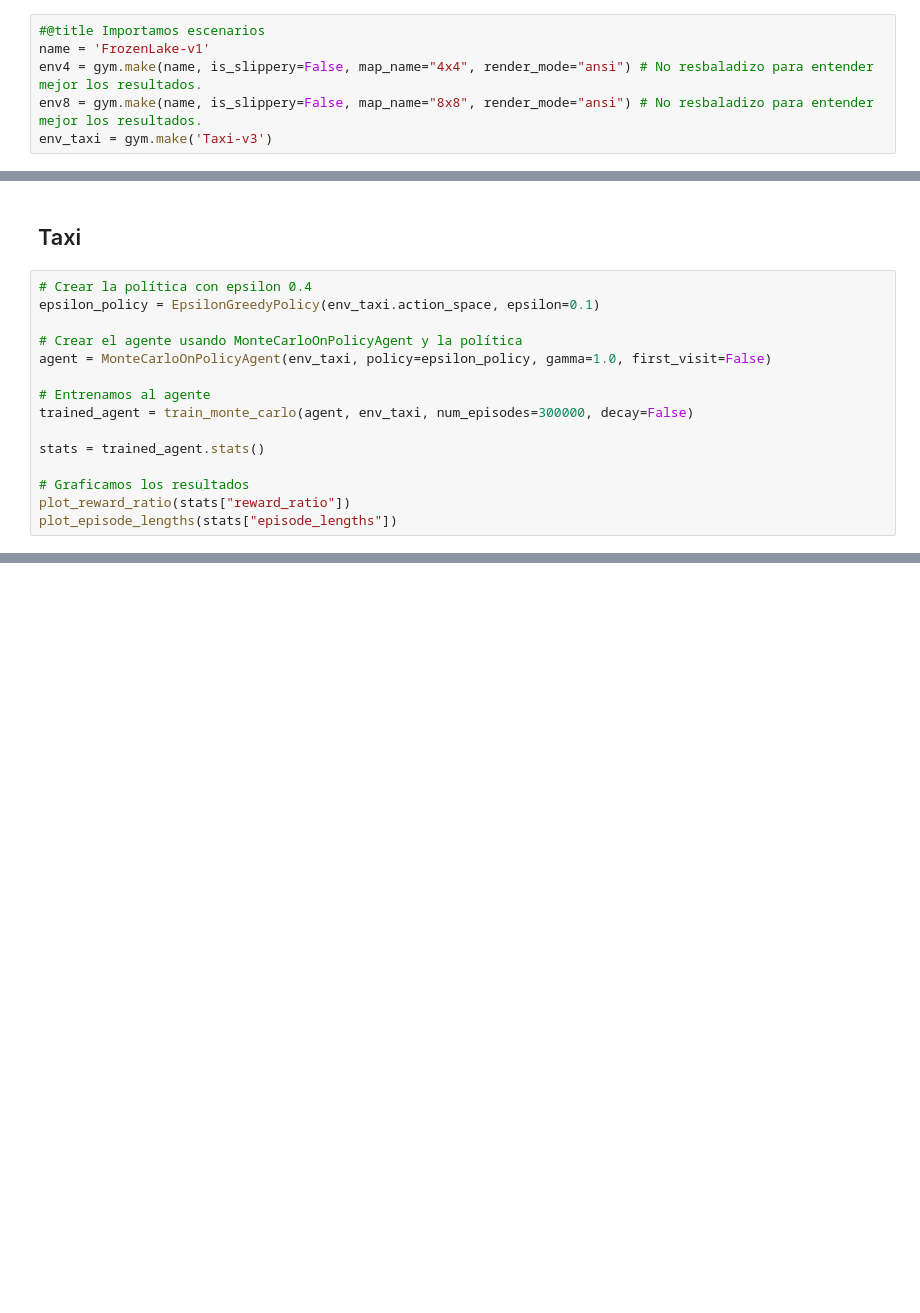
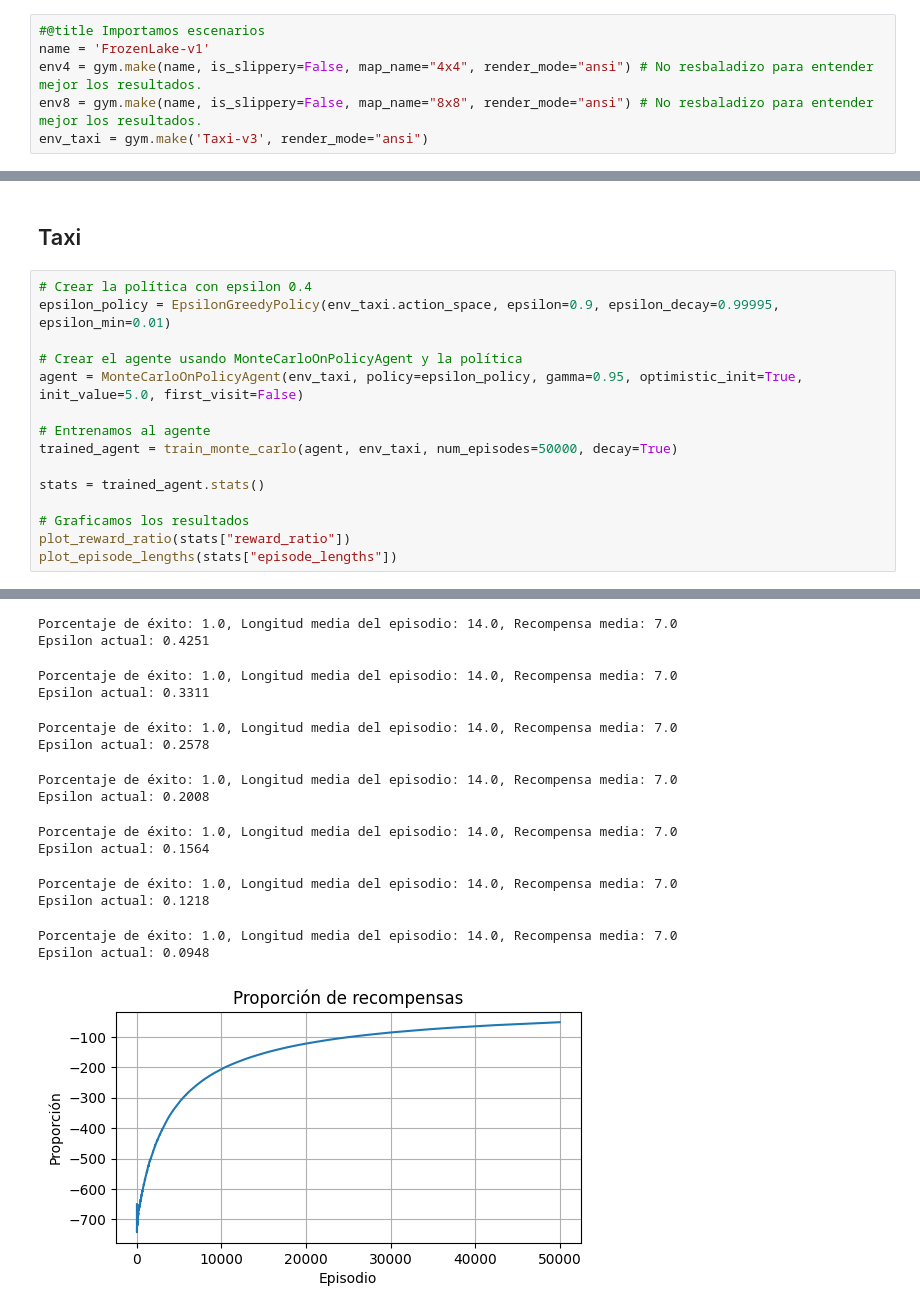
Before and after one commit to Imartinezcuevas/RL_MC_OL, a Jupyter notebook: MonteCarlo.ipynb, the cells around one changed output, grey strips where cells are left out. Saved outputs shown, nothing was run; the diff lists cells and outputs as text; blank space fills up the shorter version.

```diff
--- a/MonteCarlo.ipynb
+++ b/MonteCarlo.ipynb
@@ -56,7 +66,7 @@ from plotting import plot_reward_ratio, plot_episode_lengths
 name = 'FrozenLake-v1'
 env4 = gym.make(name, is_slippery=False, map_name="4x4", render_mode="ansi") # No resbaladizo para entender mejor los resultados.
 env8 = gym.make(name, is_slippery=False, map_name="8x8", render_mode="ansi") # No resbaladizo para entender mejor los resultados.
-env_taxi = gym.make('Taxi-v3')
+env_taxi = gym.make('Taxi-v3', render_mode="ansi")
 # %% [markdown]
 ## 2. Diseño del Agente
 El diseño del agente consta de dos partes, el algoritmo con el que aprende y las políticas (toma de decisiones) que realiza.
@@ -305,13 +303,13 @@ HFFG
 ## Taxi
 # %%
 # Crear la política con epsilon 0.4
-epsilon_policy = EpsilonGreedyPolicy(env_taxi.action_space, epsilon=0.1)
+epsilon_policy = EpsilonGreedyPolicy(env_taxi.action_space, epsilon=0.9, epsilon_decay=0.99995, epsilon_min=0.01)
 
 # Crear el agente usando MonteCarloOnPolicyAgent y la política
-agent = MonteCarloOnPolicyAgent(env_taxi, policy=epsilon_policy, gamma=1.0, first_visit=False)
+agent = MonteCarloOnPolicyAgent(env_taxi, policy=epsilon_policy, gamma=0.95, optimistic_init=True, init_value=5.0, first_visit=False)
 
 # Entrenamos al agente
-trained_agent = train_monte_carlo(agent, env_taxi, num_episodes=300000, decay=False)
+trained_agent = train_monte_carlo(agent, env_taxi, num_episodes=50000, decay=True)
 
 stats = trained_agent.stats()
 
@@ -322,0 +324,15 @@ KeyboardInterrupt:
+Porcentaje de éxito: 1.0, Longitud media del episodio: 14.0, Recompensa media: 7.0
+Epsilon actual: 0.4251
+Porcentaje de éxito: 1.0, Longitud media del episodio: 14.0, Recompensa media: 7.0
+Epsilon actual: 0.3311
+Porcentaje de éxito: 1.0, Longitud media del episodio: 14.0, Recompensa media: 7.0
+Epsilon actual: 0.2578
+Porcentaje de éxito: 1.0, Longitud media del episodio: 14.0, Recompensa media: 7.0
+Epsilon actual: 0.2008
+Porcentaje de éxito: 1.0, Longitud media del episodio: 14.0, Recompensa media: 7.0
+Epsilon actual: 0.1564
+Porcentaje de éxito: 1.0, Longitud media del episodio: 14.0, Recompensa media: 7.0
+Epsilon actual: 0.1218
+Porcentaje de éxito: 1.0, Longitud media del episodio: 14.0, Recompensa media: 7.0
+Epsilon actual: 0.0948
+[figure, added]
```
Also changed, not shown: parts of 9 cells of this notebook.
